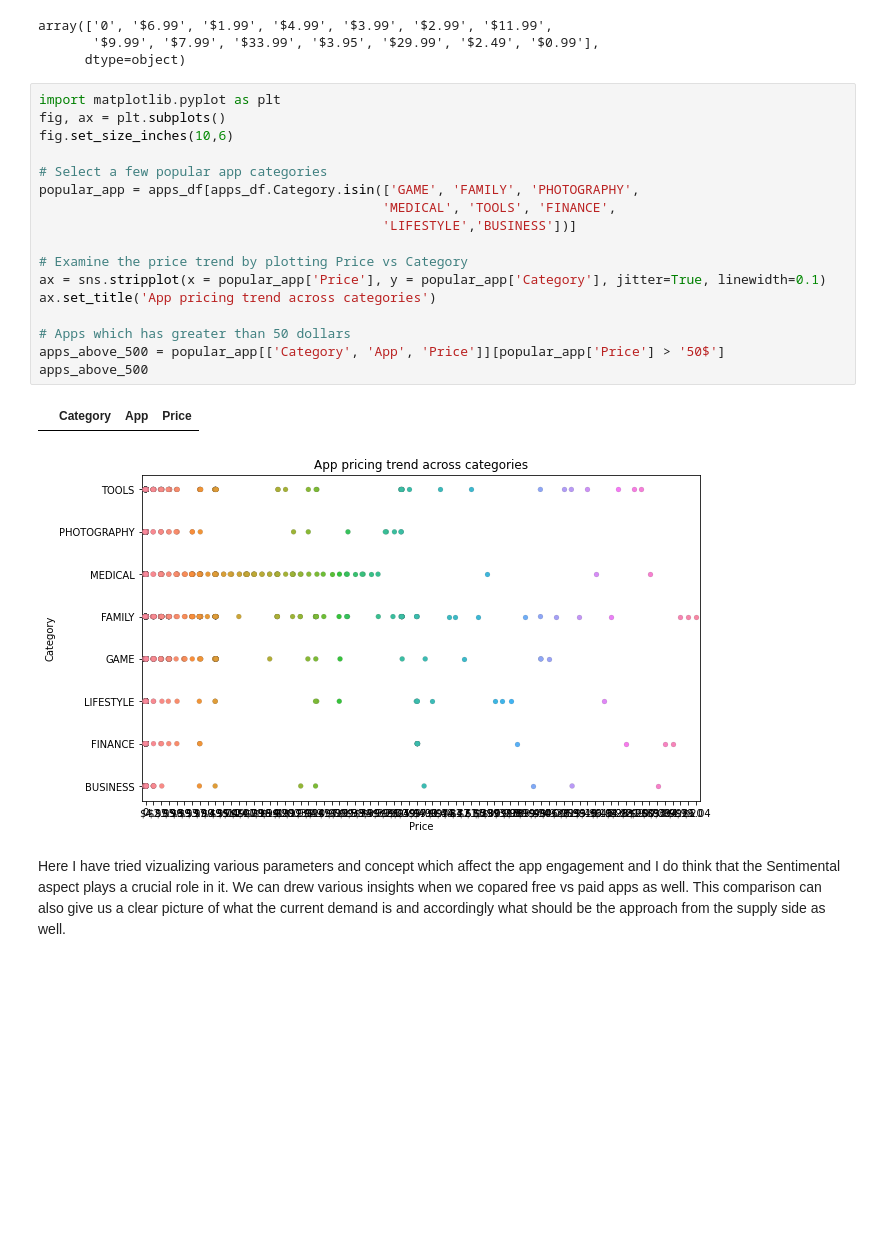
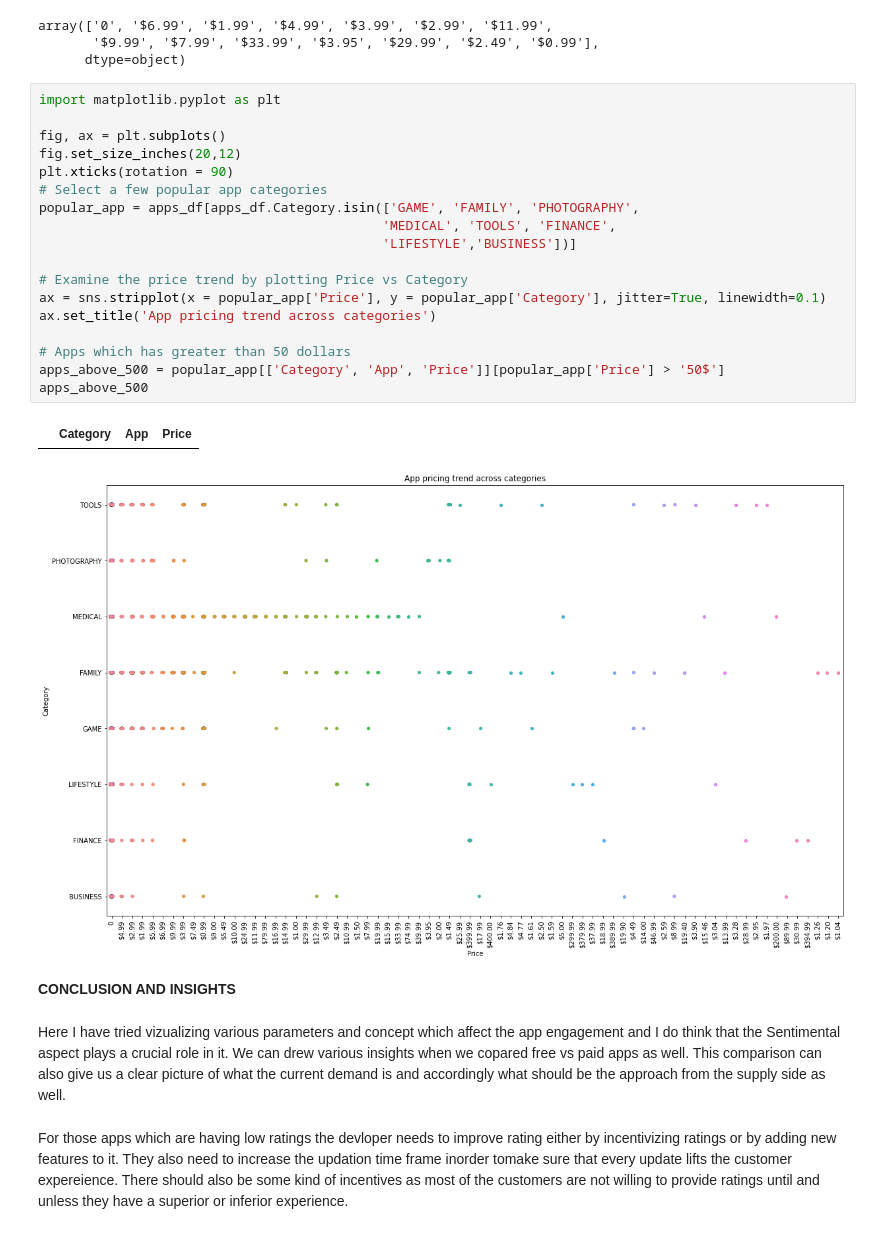
Before and after one commit to Shubham080997/Capstone-Project---1-EDA-on-Play-Store-Apps-Rating, a Jupyter notebook: App_Review_Analysis_Capstone_Project.ipynb, the cells around one changed output. Drawn from its saved outputs; the diff is of its cells as text; blank space fills up the shorter version.

```diff
--- a/App_Review_Analysis_Capstone_Project.ipynb
+++ b/App_Review_Analysis_Capstone_Project.ipynb
@@ -215,24 +233,31 @@ array(['0', '$6.99', '$1.99', '$4.99', '$3.99', '$2.99', '$11.99',
       dtype=object)
 # %%
 import matplotlib.pyplot as plt
+
 fig, ax = plt.subplots()
-fig.set_size_inches(10,6)
-
+fig.set_size_inches(20,12)
+plt.xticks(rotation = 90)
 # Select a few popular app categories
 popular_app = apps_df[apps_df.Category.isin(['GAME', 'FAMILY', 'PHOTOGRAPHY',
                                             'MEDICAL', 'TOOLS', 'FINANCE',
                                             'LIFESTYLE','BUSINESS'])]
 
 # Examine the price trend by plotting Price vs Category
 ax = sns.stripplot(x = popular_app['Price'], y = popular_app['Category'], jitter=True, linewidth=0.1)
 ax.set_title('App pricing trend across categories')
 
 # Apps which has greater than 50 dollars
 apps_above_500 = popular_app[['Category', 'App', 'Price']][popular_app['Price'] > '50$']
 apps_above_500
 # %% [output]
 |  | Category | App | Price |
-[figure, old version]
+[figure, new version]
+# %% [markdown]
+**CONCLUSION AND INSIGHTS**
 # %% [markdown]
 Here I have tried vizualizing various parameters and concept which affect the app engagement and I do think that the Sentimental aspect plays a crucial role in it.
 We can drew various insights when we copared free vs paid apps as well. This comparison can also give us a clear picture of what the current demand is and accordingly what should be the approach from the supply side as well.
+# %% [markdown]
+For those apps which are having low ratings the devloper needs to improve rating either by incentivizing ratings or by adding new features to it.
+They also need to increase the updation time frame inorder tomake sure that every update lifts the customer expereience.
+There should also be some kind of incentives as most of the customers are not willing to provide ratings until and unless they have a superior or inferior experience.
```
Also changed, not shown: parts of 4 cells of this notebook.
